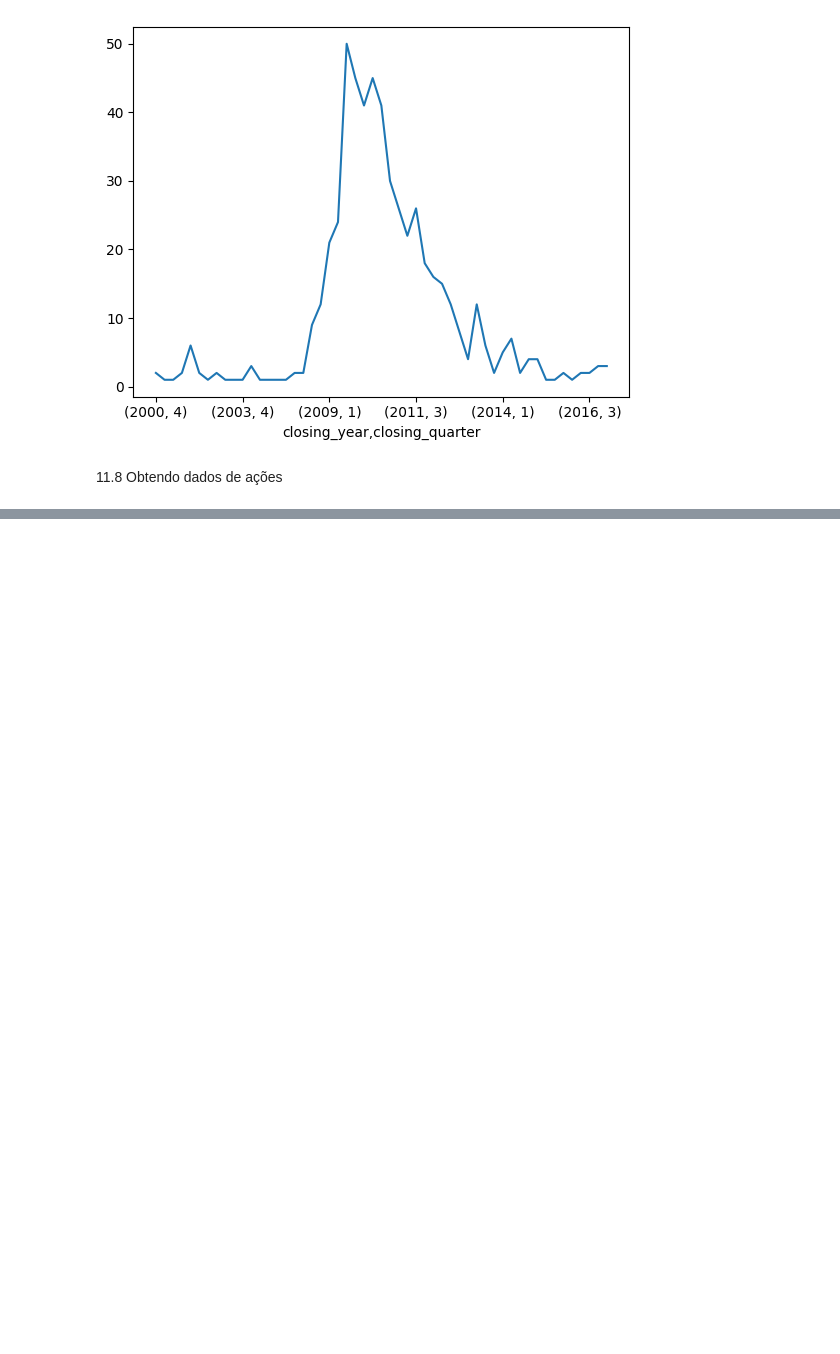
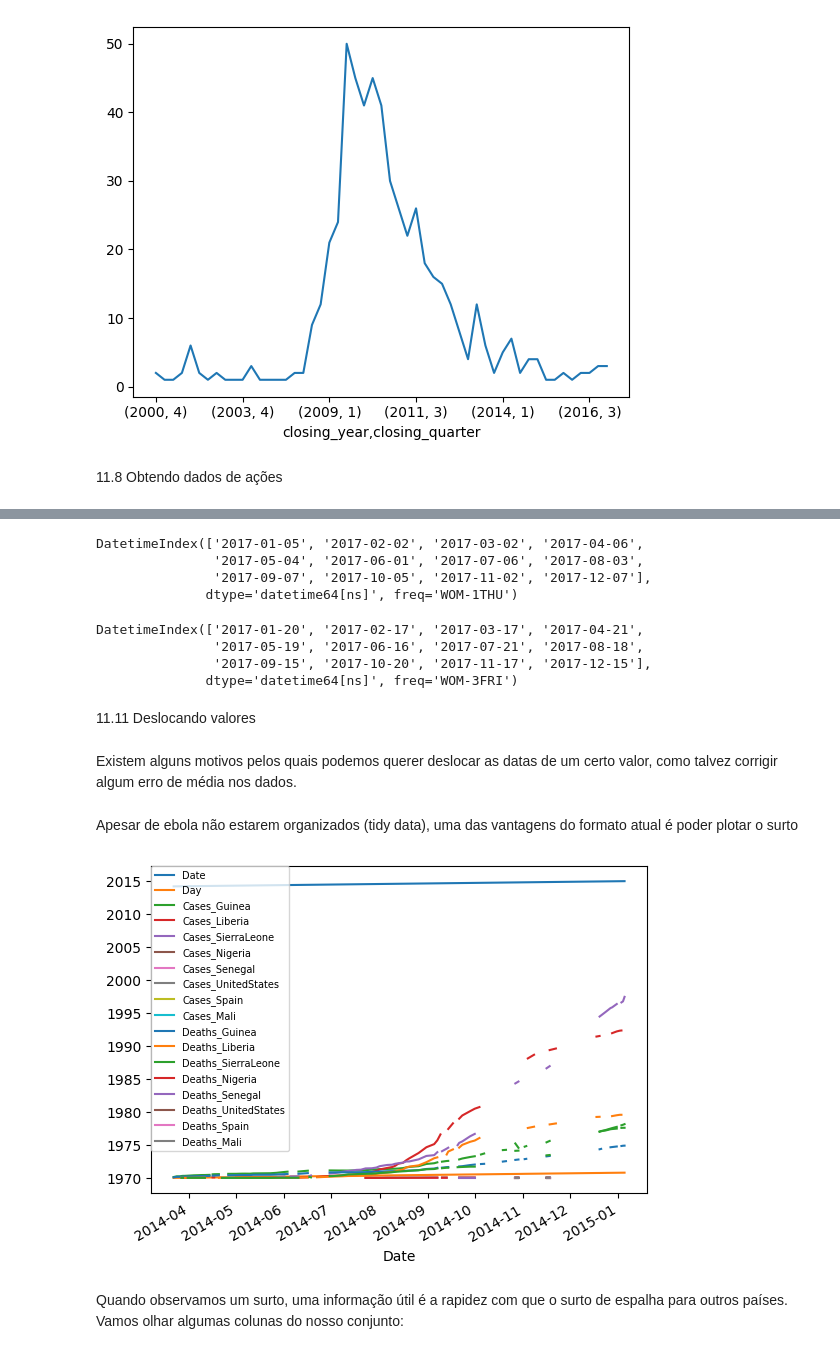
Before and after one commit to LuizGiehl/PFE_2, a Jupyter notebook: src/parteIII/cap11.ipynb, the cells around one changed output, grey strips where cells are left out. Saved outputs shown, nothing was run; the diff lists cells and outputs as text; code cells hidden in the pictures; blank space fills up the shorter version.

```diff
--- a/src/parteIII/cap11.ipynb
+++ b/src/parteIII/cap11.ipynb
@@ -445,0 +559,4 @@ two hundred eigthy-seven
+# %%
+ebola = pd.read_csv('../../data/country_timeseries.csv', parse_dates=[0])
+
+print(ebola.iloc[:5, :5])
@@ -445,0 +641,38 @@ two hundred eigthy-seven
+# %%
+# especificando a primeira quinta feira de todo mês de 2017
+print(pd.date_range('2017-01-01', '2017-12-31', freq='WOM-1THU'))
+# %% [output]
+DatetimeIndex(['2017-01-05', '2017-02-02', '2017-03-02', '2017-04-06',
+               '2017-05-04', '2017-06-01', '2017-07-06', '2017-08-03',
+               '2017-09-07', '2017-10-05', '2017-11-02', '2017-12-07'],
+              dtype='datetime64[ns]', freq='WOM-1THU')
+# %%
+#terceira sexta-feira de cada mês
+print(pd.date_range('2017-01-01', '2017-12-31', freq='WOM-3FRI'))
+# %% [output]
+DatetimeIndex(['2017-01-20', '2017-02-17', '2017-03-17', '2017-04-21',
+               '2017-05-19', '2017-06-16', '2017-07-21', '2017-08-18',
+               '2017-09-15', '2017-10-20', '2017-11-17', '2017-12-15'],
+              dtype='datetime64[ns]', freq='WOM-3FRI')
+# %% [markdown]
+11.11 Deslocando valores
+# %% [markdown]
+Existem alguns motivos pelos quais podemos querer deslocar as datas de um certo valor, como talvez corrigir algum erro de média nos dados.
+# %% [markdown]
+Apesar de ebola não estarem organizados (tidy data), uma das vantagens do formato atual é poder plotar o surto
+# %%
+import matplotlib.pyplot as plt
+
+ebola.index = ebola['Date']
+
+fig, ax = plt.subplots()
+ax = ebola.plot(ax=ax)
+ax.legend(fontsize=7,
+          loc=2,
+          borderaxespad=0.)
+
+plt.show()
+# %% [output]
+[figure, added]
+# %% [markdown]
+Quando observamos um surto, uma informação útil é a rapidez com que o surto de espalha para outros países. Vamos olhar algumas colunas do nosso conjunto:
```
Also changed, not shown: parts of 58 cells of this notebook.
